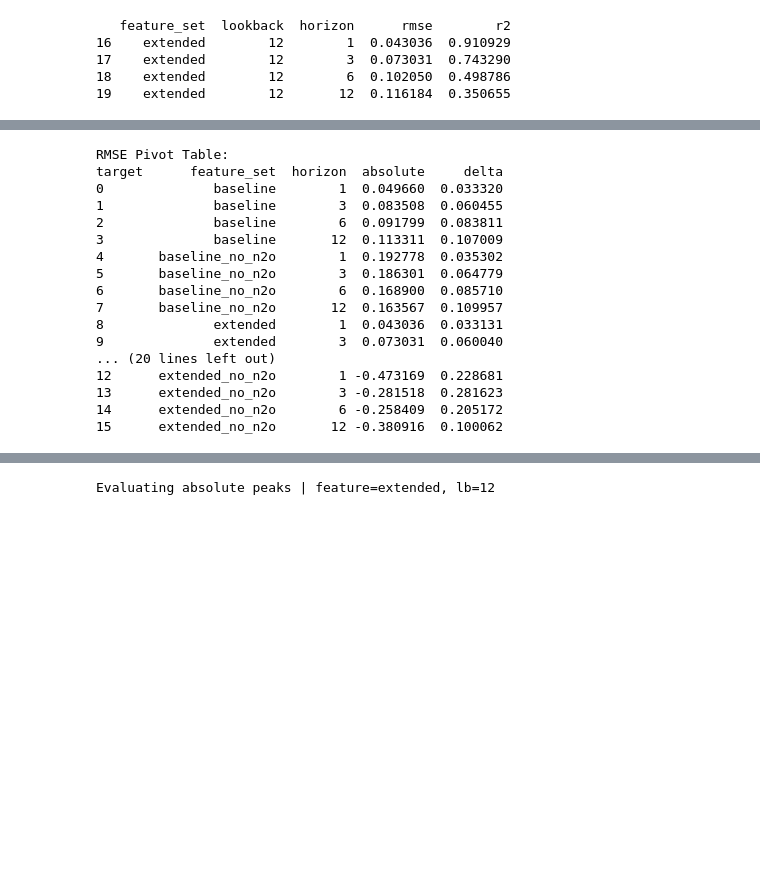
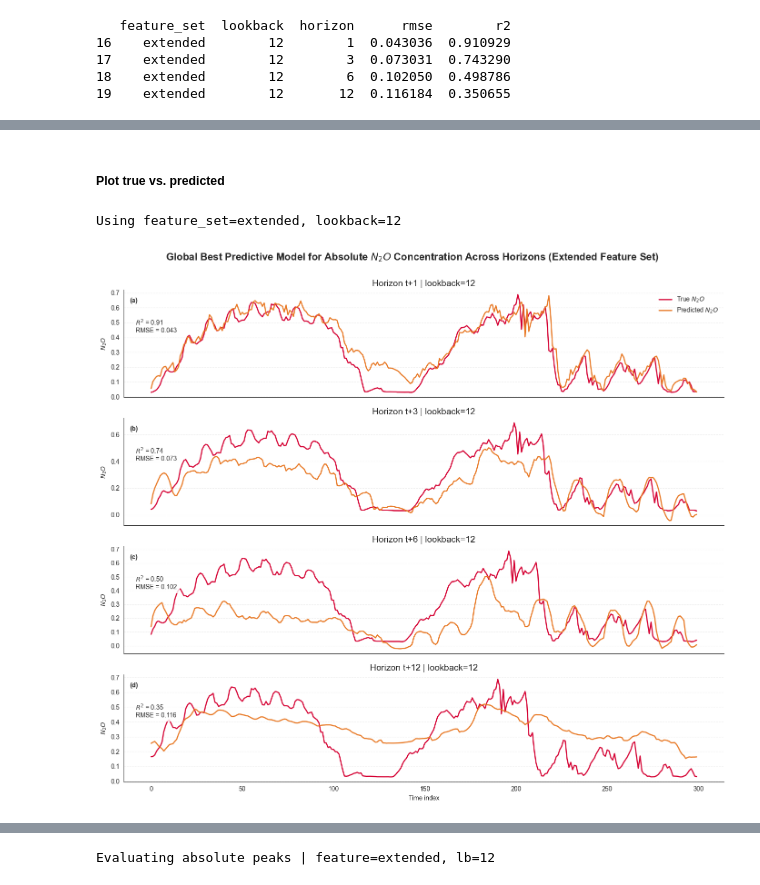
Before and after one commit to tom-mcarthur03/EDS_Design_Project, a Jupyter notebook: notebooks/Section 4 - Predictive Modelling/LSTM N2O Forecasting Model.ipynb, the cells around one changed output, grey strips where cells are left out. Drawn from its saved outputs; the diff is of its cells as text; code cells hidden in the pictures; blank space fills up the shorter version.

```diff
--- a/notebooks/Section 4 - Predictive Modelling/LSTM N2O Forecasting Model.ipynb
+++ b/notebooks/Section 4 - Predictive Modelling/LSTM N2O Forecasting Model.ipynb
@@ -2064,19 +1884,15 @@ def plot_absolute_across_horizons(
     horizons=[1, 3, 6, 12],
     start=0,
     window=300,
-    save_individual=False,
-    save_dir=None,
     color_true="#D50032",
     color_pred="#E87722"
 ):
 
     sns.set_style("white")
 
-    # ✅ Use passed colors
     COLOR_TRUE = color_true
     COLOR_PRED = color_pred
 
-    # Extract info
     feature_set = best_models_overall["feature_set"].iloc[0]
     lb = int(best_models_overall["lookback"].iloc[0])
 
@@ -2119,7 +1935,6 @@ def plot_absolute_across_horizons(
         y_true_plot = y_true[start:end]
         y_pred_plot = y_pred[start:end]
 
-        # ✅ Plot using arguments
         ax.plot(y_true_plot, label="True $N_2O$", color=COLOR_TRUE, linewidth=1.8)
         ax.plot(y_pred_plot, label="Predicted $N_2O$", color=COLOR_PRED, linewidth=1.8)
 
@@ -2140,26 +1955,6 @@ def plot_absolute_across_horizons(
         if i == 0:
             ax.legend(frameon=False)
 
-        # Save individual
-        if save_individual:
-            if save_dir is None:
-                raise ValueError("Provide save_dir when save_individual=True")
-
-            os.makedirs(save_dir, exist_ok=True)
-
-            plt.figure(figsize=(10, 3))
-            plt.plot(y_true_plot, label="True $N_2O$", color=COLOR_TRUE, linewidth=1.8)
-            plt.plot(y_pred_plot, label="Predicted $N_2O$", color=COLOR_PRED, linewidth=1.8)
-
-            plt.title(f"{feature_set} | lb={lb} | t+{h}")
-            plt.xlabel("Time index")
-            plt.ylabel("$N_2O$")
-            plt.legend(frameon=False)
-
-            plt.tight_layout()
-            plt.savefig(f"{save_dir}/absolute_{feature_set}_lb{lb}_h{h}.png", dpi=300)
-            plt.close()
-
     axes[-1].set_xlabel("Time index")
 
     sns.despine()
@@ -2174,8 +1969,4 @@ def plot_absolute_across_horizons(
     plt.tight_layout()
     plt.subplots_adjust(top=0.95)
 
-    if save_dir is not None:
-        os.makedirs(save_dir, exist_ok=True)
-        fig.savefig(f"{save_dir}/absolute_global_across_horizons.png", dpi=300)
-
     plt.show()
@@ -2240,2 +1972,0 @@ def get_best_models_by_horizon(results_table):
-# %%
-best_absolute_global = get_best_models_by_horizon(results_table)
@@ -2274,25 +1972,0 @@ r2_pivot_all = results_table.pivot_table(
-# %%
-#View rmse and r2 tables
-print("RMSE Pivot Table:")
-print(rmse_pivot_all)
-
-print("R2 Pivot Table:")
-print(r2_pivot_all)
-# %% [output]
-RMSE Pivot Table:
-target      feature_set  horizon  absolute     delta
-0              baseline        1  0.049660  0.033320
-1              baseline        3  0.083508  0.060455
-2              baseline        6  0.091799  0.083811
-3              baseline       12  0.113311  0.107009
-4       baseline_no_n2o        1  0.192778  0.035302
-5       baseline_no_n2o        3  0.186301  0.064779
-6       baseline_no_n2o        6  0.168900  0.085710
-7       baseline_no_n2o       12  0.163567  0.109957
-8              extended        1  0.043036  0.033131
-9              extended        3  0.073031  0.060040
-... (20 lines left out)
-12      extended_no_n2o        1 -0.473169  0.228681
-13      extended_no_n2o        3 -0.281518  0.281623
-14      extended_no_n2o        6 -0.258409  0.205172
-15      extended_no_n2o       12 -0.380916  0.100062
@@ -2302,0 +1973,10 @@ r2_pivot_all.to_csv("../figures/r2_pivot_all.csv", index=False)
+# %% [markdown]
+##### Plot true vs. predicted
+# %%
+plot_absolute_across_horizons(
+    best_models_overall=best_absolute_global,
+    model_dir="../../models/lstm_n2o_absolute",
+)
+# %% [output]
+Using feature_set=extended, lookback=12
+[figure, added]
```
Also changed, not shown: parts of 106 cells of this notebook, 21 other files.
